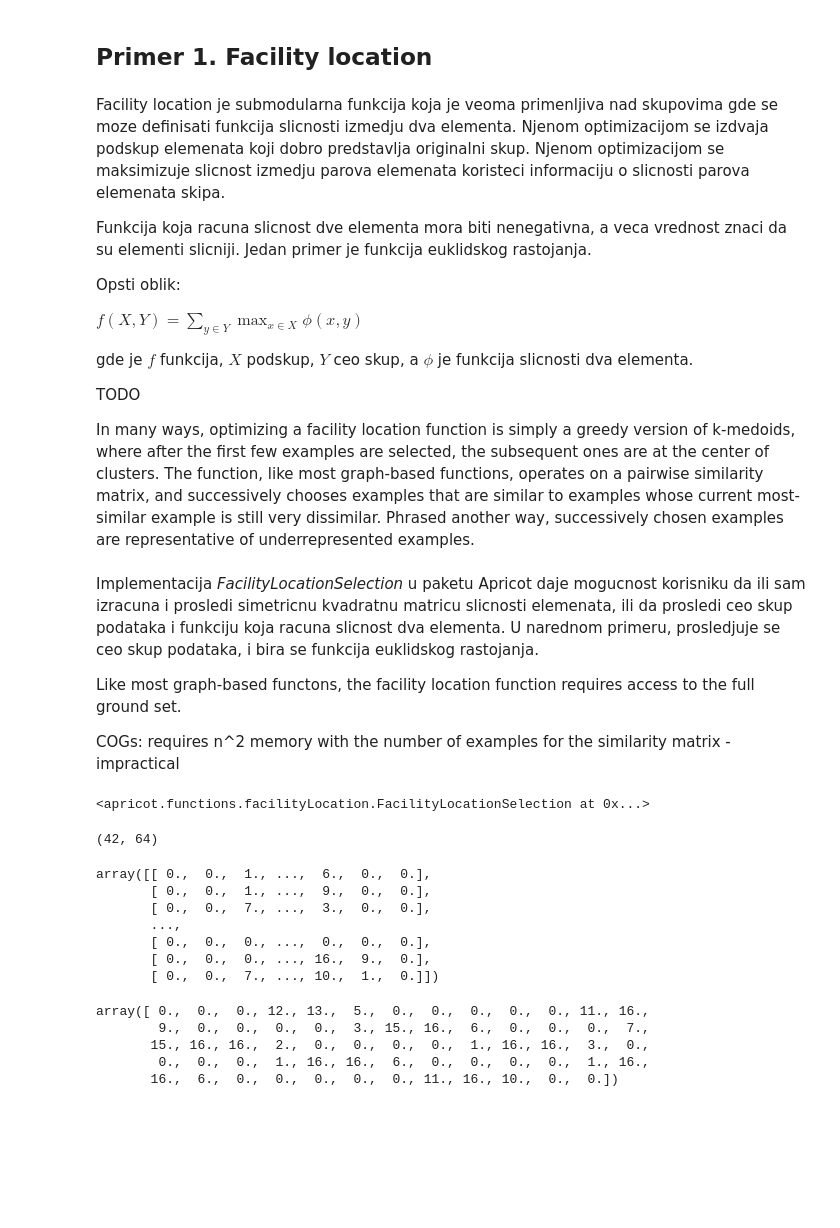
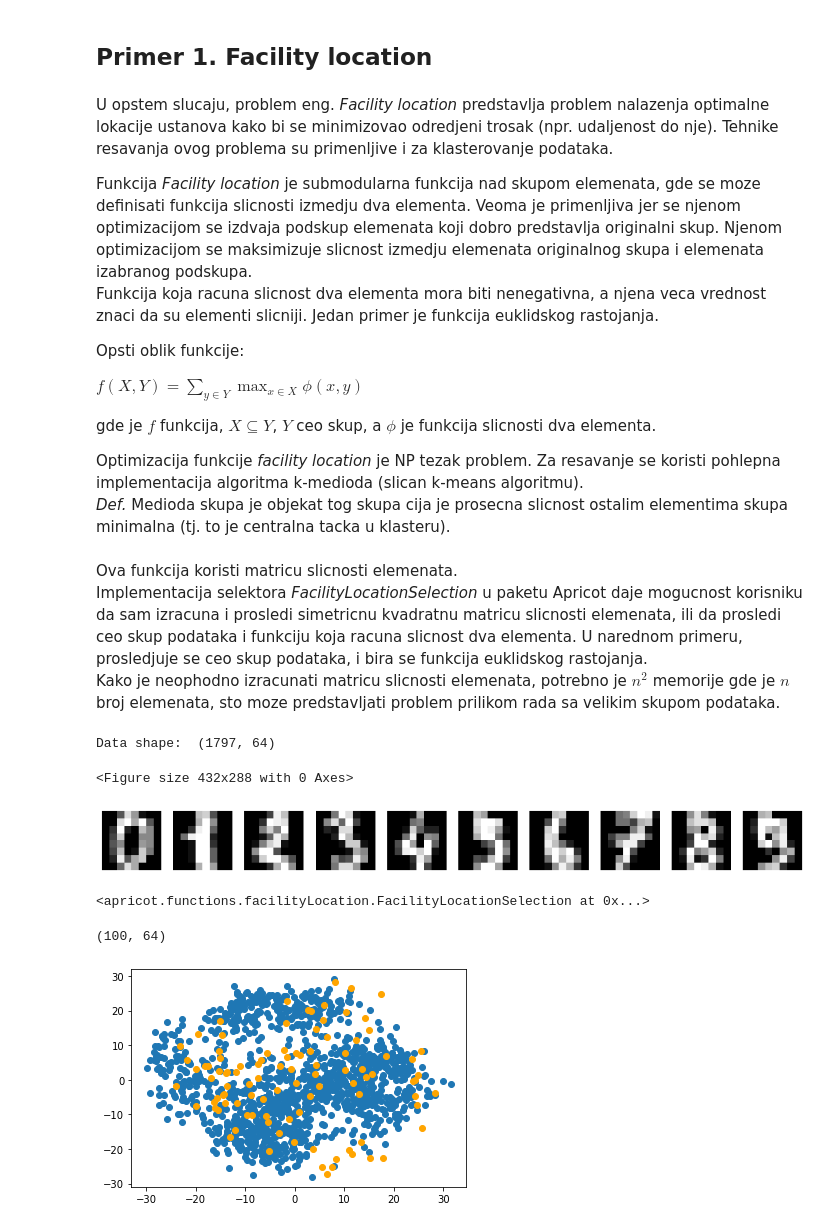
Before and after one commit to milana-kovacevic/ni-apricot, a Jupyter notebook: examples/01_facility_location.ipynb, the cells around one changed output. Drawn from its saved outputs; the diff is of its cells as text; code cells hidden in the pictures; blank space fills up the shorter version.

Commit message:
Polished facility location example

```diff
--- a/examples/01_facility_location.ipynb
+++ b/examples/01_facility_location.ipynb
@@ -1,29 +1,27 @@
 # %% [markdown]
 ## Primer 1. Facility location
 # %% [markdown]
-Facility location je submodularna funkcija koja je veoma primenljiva nad skupovima gde se moze definisati funkcija slicnosti izmedju dva elementa.
-Njenom optimizacijom se izdvaja podskup elemenata koji dobro predstavlja originalni skup.
-Njenom optimizacijom se maksimizuje slicnost izmedju parova elemenata koristeci informaciju o slicnosti parova elemenata skipa.
+U opstem slucaju, problem eng. *Facility location* predstavlja problem nalazenja optimalne lokacije ustanova kako bi se minimizovao odredjeni trosak (npr. udaljenost do nje).
+Tehnike resavanja ovog problema su primenljive i za klasterovanje podataka. <br />
 
-Funkcija koja racuna slicnost dve elementa mora biti nenegativna, a veca vrednost znaci da su elementi slicniji. Jedan primer je funkcija euklidskog rastojanja.
+Funkcija *Facility location* je submodularna funkcija nad skupom elemenata, gde se moze definisati funkcija slicnosti izmedju dva elementa. Veoma je primenljiva jer se njenom optimizacijom se izdvaja podskup elemenata koji dobro predstavlja originalni skup.
+Njenom optimizacijom se maksimizuje slicnost izmedju elemenata originalnog skupa i elemenata izabranog podskupa. <br />
+Funkcija koja racuna slicnost dva elementa mora biti nenegativna, a njena veca vrednost znaci da su elementi slicniji. Jedan primer je funkcija euklidskog rastojanja.
 
-Opsti oblik:
+Opsti oblik funkcije:
 
 $f(X,Y)=\displaystyle \sum_{y \in Y} \max_{x \in X} \phi(x,y)$
 
-gde je $f$ funkcija, $X$ podskup, $Y$ ceo skup, a $\phi$ je funkcija slicnosti dva elementa.
+gde je $f$ funkcija, $X \subseteq Y$, $Y$ ceo skup, a $\phi$ je funkcija slicnosti dva elementa.
 
 
-TODO
-
-In many ways, optimizing a facility location function is simply a greedy version of k-medoids, where after the first few examples are selected, the subsequent ones are at the center of clusters. The function, like most graph-based functions, operates on a pairwise similarity matrix, and successively chooses examples that are similar to examples whose current most-similar example is still very dissimilar. Phrased another way, successively chosen examples are representative of underrepresented examples.
+Optimizacija funkcije *facility location* je NP tezak problem. Za resavanje se koristi pohlepna implementacija algoritma k-medioda (slican k-means algoritmu). <br />
+*Def.* Medioda skupa je objekat tog skupa cija je prosecna slicnost ostalim elementima skupa minimalna (tj. to je centralna tacka u klasteru).
 # %% [markdown]
-Implementacija *FacilityLocationSelection* u paketu Apricot daje mogucnost korisniku da ili sam izracuna i prosledi simetricnu kvadratnu matricu slicnosti elemenata, ili da prosledi ceo skup podataka i funkciju koja racuna slicnost dva elementa.
-U narednom primeru, prosledjuje se ceo skup podataka, i bira se funkcija euklidskog rastojanja.
-
-Like most graph-based functons, the facility location function requires access to the full ground set.
-
-COGs: requires n^2 memory with the number of examples for the similarity matrix - impractical
+Ova funkcija koristi matricu slicnosti elemenata.<br />
+Implementacija selektora *FacilityLocationSelection* u paketu Apricot daje mogucnost korisniku da sam izracuna i prosledi simetricnu kvadratnu matricu slicnosti elemenata, ili da prosledi ceo skup podataka i funkciju koja racuna slicnost dva elementa.
+U narednom primeru, prosledjuje se ceo skup podataka, i bira se funkcija euklidskog rastojanja. <br />
+Kako je neophodno izracunati matricu slicnosti elemenata, potrebno je $n^2$ memorije gde je $n$ broj elemenata, sto moze predstavljati problem prilikom rada sa velikim skupom podataka.
 # %%
 from apricot import FacilityLocationSelection
 from sklearn.datasets import load_digits
@@ -30 +31,16 @@ from sklearn.datasets import load_digits
+# %%
+print('Data shape: ', data.data.shape)
+# %% [output]
+Data shape:  (1797, 64)
+# %%
+# Showing first 10 elements of the dataset.
+plt.gray()
+fig, axs = plt.subplots(1, 10, figsize=(15, 3))
+for i in range(0, 10):
+    axs[i].matshow(data.images[i])
+    axs[i].axis('off')
+plt.show()
+# %% [output]
+<Figure size 432x288 with 0 Axes>
+[figure, added]
 # %%
@@ -42,22 +59,19 @@ X_train_subset = selector.transform(X_train)
 # %%
-X_train_subset.shape
+X_subset.shape
 # %% [output]
-(42, 64)
+(100, 64)
-# %%
-X_train_subset
-# %% [output]
-array([[ 0.,  0.,  1., ...,  6.,  0.,  0.],
-       [ 0.,  0.,  1., ...,  9.,  0.,  0.],
-       [ 0.,  0.,  7., ...,  3.,  0.,  0.],
-       ...,
-       [ 0.,  0.,  0., ...,  0.,  0.,  0.],
-       [ 0.,  0.,  0., ..., 16.,  9.,  0.],
-       [ 0.,  0.,  7., ..., 10.,  1.,  0.]])
-# %%
-data.data[1]
-# %% [output]
-array([ 0.,  0.,  0., 12., 13.,  5.,  0.,  0.,  0.,  0.,  0., 11., 16.,
-        9.,  0.,  0.,  0.,  0.,  3., 15., 16.,  6.,  0.,  0.,  0.,  7.,
-       15., 16., 16.,  2.,  0.,  0.,  0.,  0.,  1., 16., 16.,  3.,  0.,
-        0.,  0.,  0.,  1., 16., 16.,  6.,  0.,  0.,  0.,  0.,  1., 16.,
-       16.,  6.,  0.,  0.,  0.,  0.,  0., 11., 16., 10.,  0.,  0.])
+# %%
+# Vizualizujem izabrani podskup (koristim PCA za smanjenje dimenzionalnosti)
+from sklearn.decomposition import PCA
+X_reduced = PCA(n_components=2).fit_transform(X)
+X_subset_reduced = PCA(n_components=2).fit_transform(X_subset)
+
+# Ceo skup
+plt.scatter(X_reduced[:, 0], X_reduced[:, 1])
+
+# Podskup
+plt.scatter(X_subset_reduced[:, 0], X_subset_reduced[:, 1], color='orange')
+
+plt.show()
+# %% [output]
+[figure, added]
```
Also changed, not shown: parts of 13 cells of this notebook.
